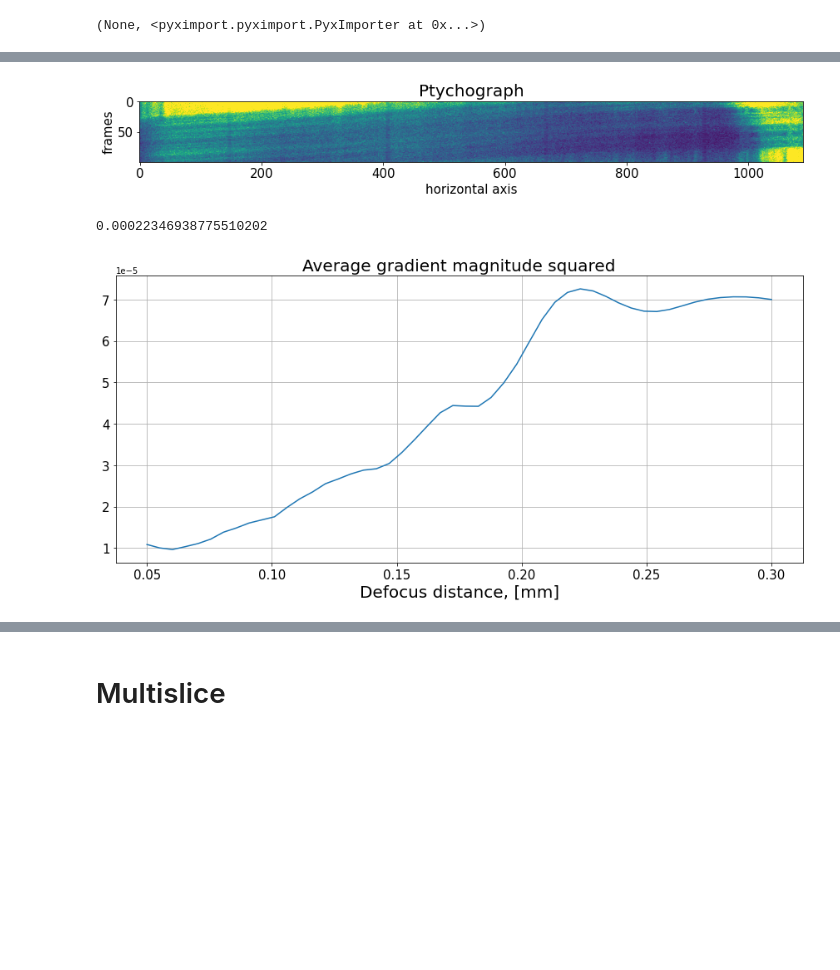
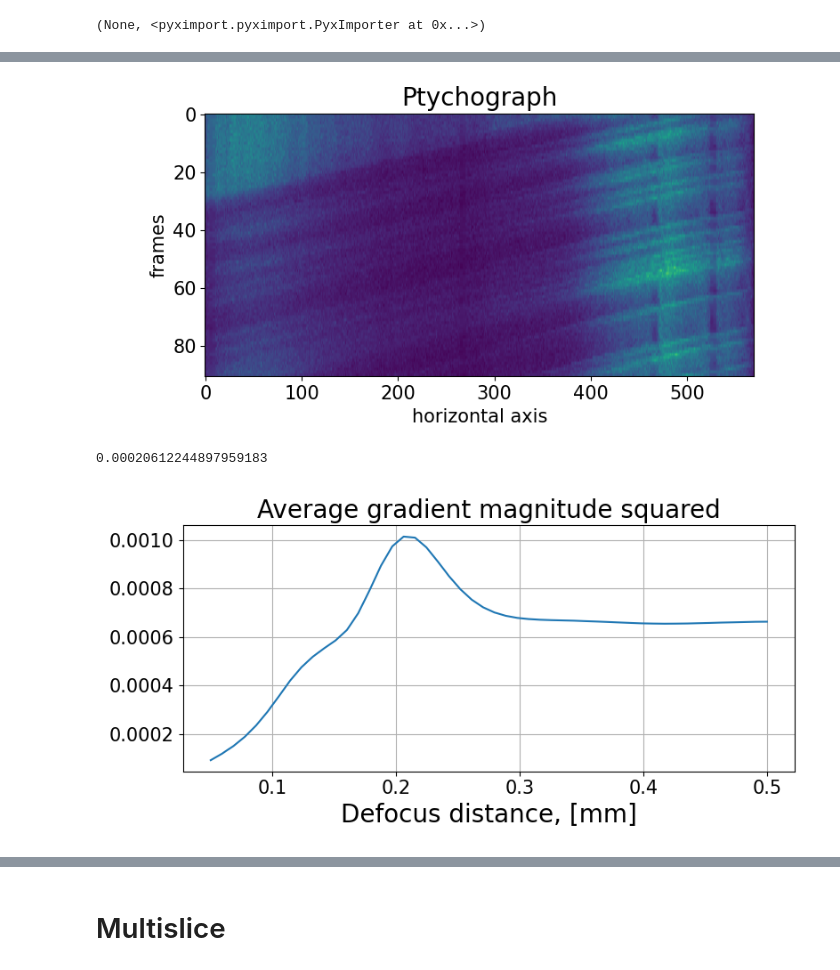
Before and after one commit to simply-nicky/pyrost, a Jupyter notebook: dev.ipynb, the cells around one changed output, grey strips where cells are left out. Saved outputs shown, nothing was run; the diff lists cells and outputs as text; code cells hidden in the pictures; blank space fills up the shorter version.

```diff
--- a/dev.ipynb
+++ b/dev.ipynb
@@ -39,33 +37,35 @@ print(dir(dev))
 # %%
-data = rst.cxi_converter_sigray(scan_num=3844, target='Mo')
+data = rst.cxi_converter_sigray(scan_num=3918, target='Mo')
 # %%
+data = data.crop_data(roi=(260, 340, 770, 1340))
 data = data.update_mask(vmax=10000, method='range-bad', update='reset')
-data = data.crop_data(roi=(200, 300, 370, 1460))
-data = data.mask_frames()
 data = data.integrate_data(axis=0)
+# data = data.mask_frames()
 # data = data.mirror_data(axis=1)
 # %%
-fig, ax = plt.subplots(figsize=(12, 2))
-ax.imshow(data.get('data')[:, 0], vmax=100)
+%matplotlib widget
+fig, ax = plt.subplots(figsize=(8, 4))
+ax.imshow(data.get('data')[:, 0], vmax=500)
 ax.set_title('Ptychograph', fontsize=20)
 ax.set_xlabel('horizontal axis', fontsize=15)
 ax.set_ylabel('frames', fontsize=15)
 ax.tick_params(labelsize=15)
+ax.set_aspect(3)
 fig.set_facecolor('w')
 plt.tight_layout()
 plt.show()
 # plt.savefig('figures/sigray_ptychograph.png', dpi=300)
 # %% [output]
-[figure, old version]
+[figure, new version]
 # %%
-defoci = np.linspace(5e-5, 3e-4, 50)
-sweep_scan = data.defocus_sweep(defoci, size=20, extra_args={'hval': 20})
+defoci = np.linspace(50e-6, 500e-6, 50)
+sweep_scan = data.defocus_sweep(defoci, size=50, extra_args={'hval': 30})
 defocus = defoci[np.argmax(sweep_scan)]
 print(defocus)
 # %% [output]
-0.00022346938775510202
+0.00020612244897959183
 # %%
-fig, ax = plt.subplots(figsize=(12, 6))
+fig, ax = plt.subplots(figsize=(8, 4))
 ax.plot(defoci * 1e3, sweep_scan)
 ax.set_xlabel('Defocus distance, [mm]', fontsize=20)
 ax.set_title('Average gradient magnitude squared', fontsize=20)
@@ -76,5 +76,5 @@ fig.set_facecolor('w')
 plt.show()
 # plt.savefig('figures/sweep_scan_sigray.png', dpi=300)
 # %% [output]
-[figure, old version]
+[figure, new version]
 # %%
```
Also changed, not shown: parts of 13 cells of this notebook, 13 other files.
